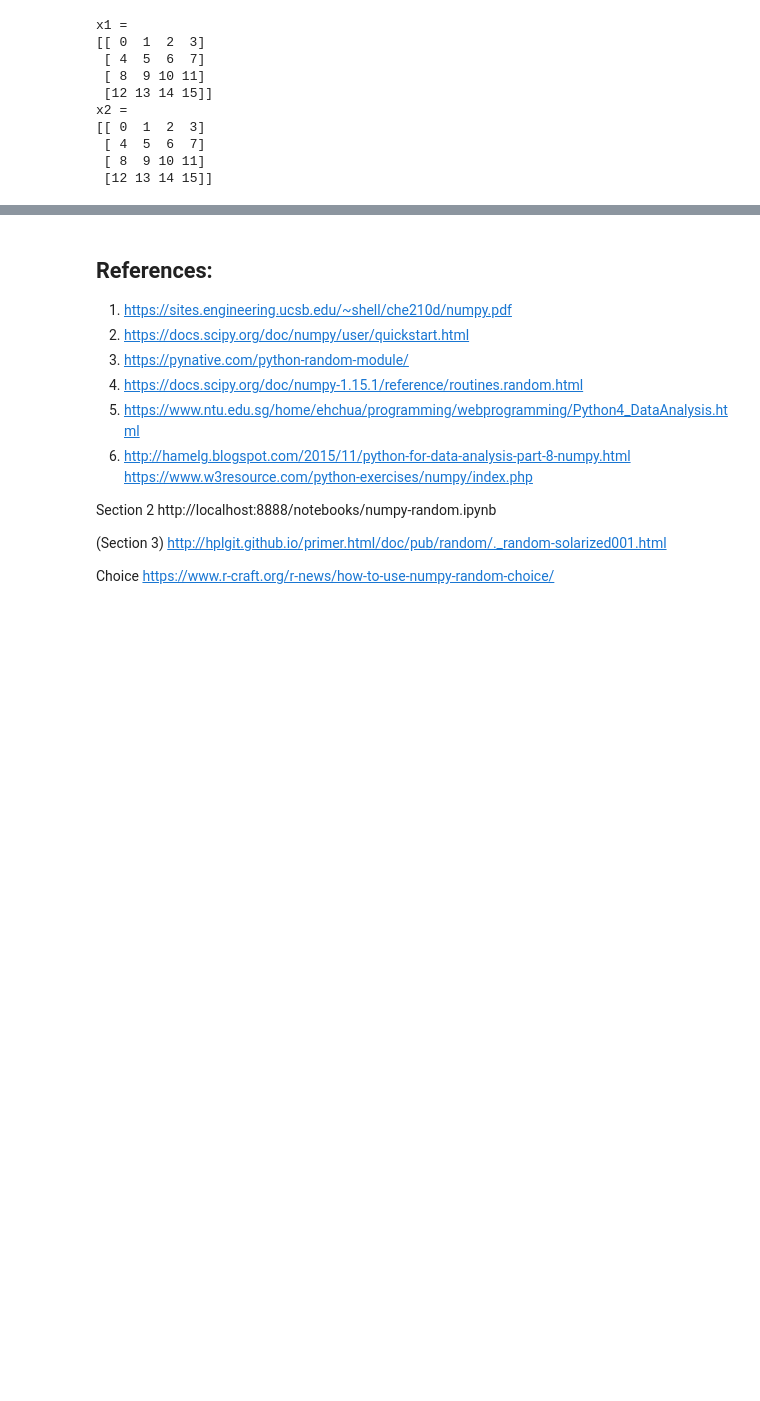
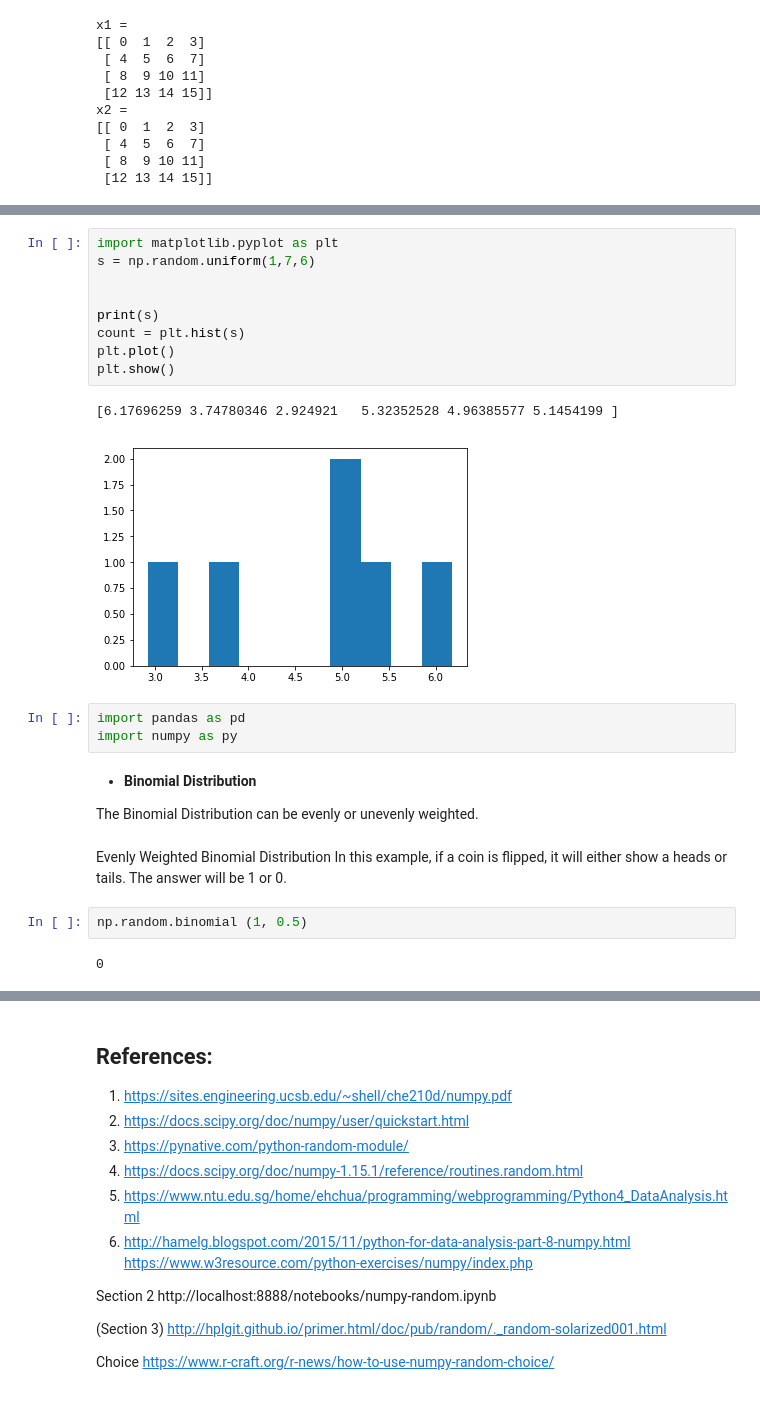
Before and after one commit to martinaobrien/numpy-random, a Jupyter notebook: numpy-random.ipynb, the cells around one changed output, grey strips where cells are left out. Saved outputs shown, nothing was run; the diff lists cells and outputs as text; blank space fills up the shorter version.

```diff
--- a/numpy-random.ipynb
+++ b/numpy-random.ipynb
@@ -235,0 +309,26 @@ x2 =
+# %%
+import matplotlib.pyplot as plt
+s = np.random.uniform(1,7,6)
+
+
+print(s)
+count = plt.hist(s)
+plt.plot()
+plt.show()
+# %% [output]
+[6.17696259 3.74780346 2.924921   5.32352528 4.96385577 5.1454199 ]
+[figure, added]
+# %%
+import pandas as pd
+import numpy as py
+# %% [markdown]
+ - **Binomial Distribution**
+
+ The Binomial Distribution can be evenly or unevenly weighted.
+# %% [markdown]
+Evenly Weighted Binomial Distribution
+In this example, if a coin is flipped, it will either show a heads or tails. The answer will be 1 or 0.
+# %%
+np.random.binomial (1, 0.5)
+# %% [output]
+0
```
Also changed, not shown: parts of 28 cells of this notebook.
